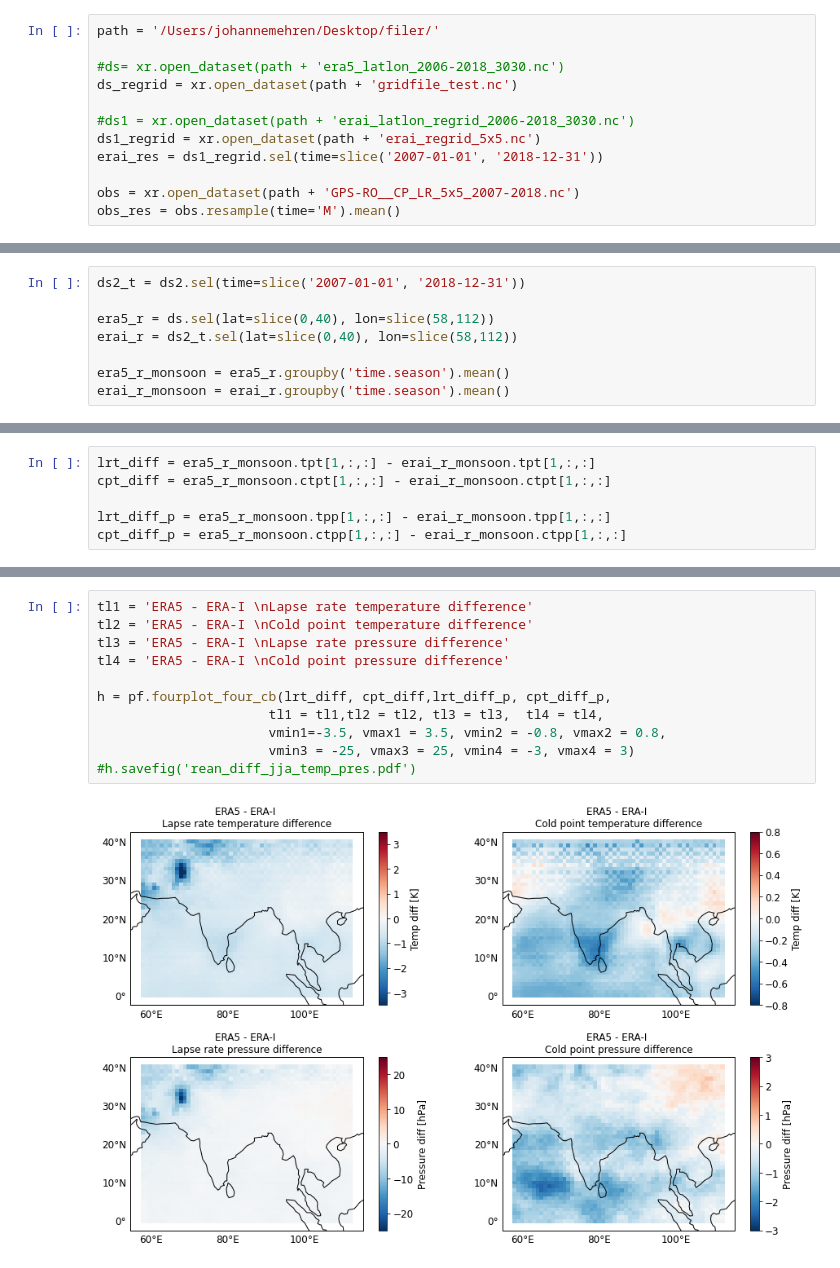
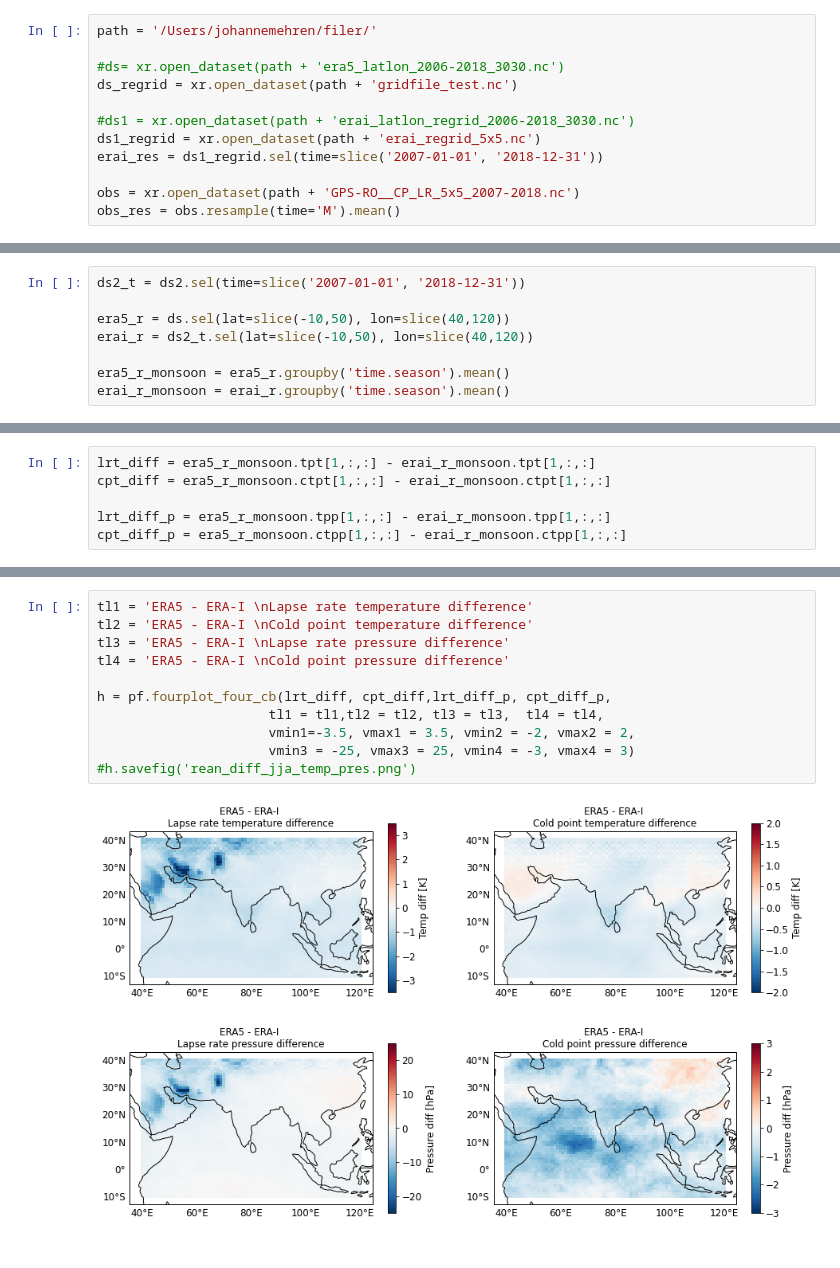
Before and after one commit to johanmeh/master, a Jupyter notebook: monsoon/monsoon_JJA.ipynb, the cells around one changed output, grey strips where cells are left out. Cells and saved outputs as stored; diff of their text form.

Commit message:
updates on all figures and notebooks

```diff
--- a/monsoon/monsoon_JJA.ipynb
+++ b/monsoon/monsoon_JJA.ipynb
@@ -11,7 +11,7 @@ import monsoon_plot as pf
 The autoreload extension is already loaded. To reload it, use:
   %reload_ext autoreload
 # %%
-path = '/Users/johannemehren/Desktop/filer/'
+path = '/Users/johannemehren/filer/'
 
 #ds= xr.open_dataset(path + 'era5_latlon_2006-2018_3030.nc')
 ds_regrid = xr.open_dataset(path + 'gridfile_test.nc')
@@ -266,8 +263,8 @@ ds2 = xr.open_dataset(path + 'erai.tp.monmean.gridera.nc')
 # %%
 ds2_t = ds2.sel(time=slice('2007-01-01', '2018-12-31'))
 
-era5_r = ds.sel(lat=slice(0,40), lon=slice(58,112))
-erai_r = ds2_t.sel(lat=slice(0,40), lon=slice(58,112))
+era5_r = ds.sel(lat=slice(-10,50), lon=slice(40,120))
+erai_r = ds2_t.sel(lat=slice(-10,50), lon=slice(40,120))
 
 era5_r_monsoon = era5_r.groupby('time.season').mean()
 erai_r_monsoon = erai_r.groupby('time.season').mean()
@@ -280,13 +309,13 @@ cpt_diff_p = era5_r_monsoon.ctpp[1,:,:] - erai_r_monsoon.ctpp[1,:,:]
 # %%
 tl1 = 'ERA5 - ERA-I \nLapse rate temperature difference'
 tl2 = 'ERA5 - ERA-I \nCold point temperature difference'
 tl3 = 'ERA5 - ERA-I \nLapse rate pressure difference'
 tl4 = 'ERA5 - ERA-I \nCold point pressure difference'
 
 h = pf.fourplot_four_cb(lrt_diff, cpt_diff,lrt_diff_p, cpt_diff_p,
                       tl1 = tl1,tl2 = tl2, tl3 = tl3,  tl4 = tl4,
-                      vmin1=-3.5, vmax1 = 3.5, vmin2 = -0.8, vmax2 = 0.8,
+                      vmin1=-3.5, vmax1 = 3.5, vmin2 = -2, vmax2 = 2,
                       vmin3 = -25, vmax3 = 25, vmin4 = -3, vmax4 = 3)
-#h.savefig('rean_diff_jja_temp_pres.pdf')
+#h.savefig('rean_diff_jja_temp_pres.png')
 # %% [output]
-[figure, old version]
+[figure, new version]
```
Also changed, not shown: parts of 17 cells of this notebook, 48 other files.
